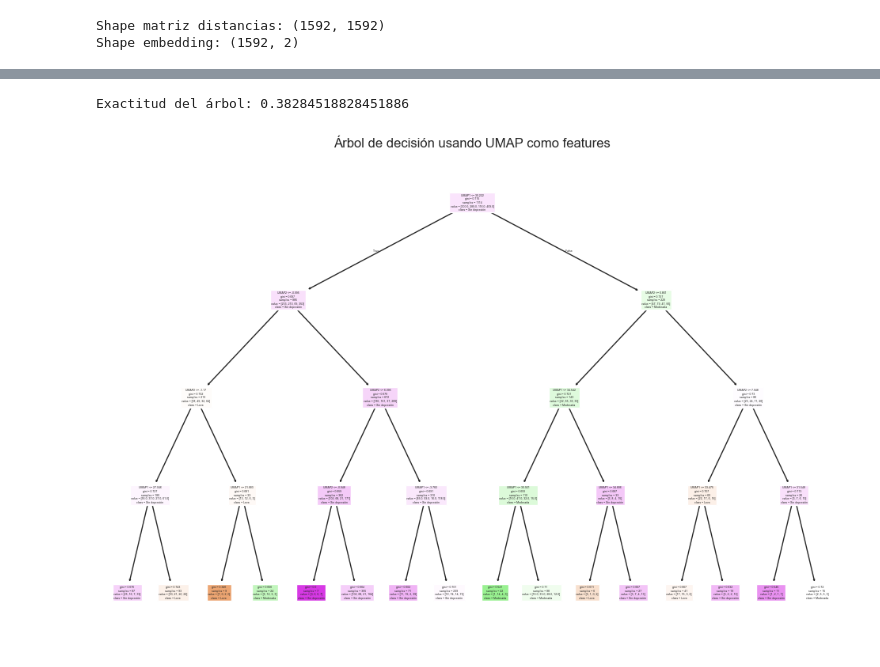
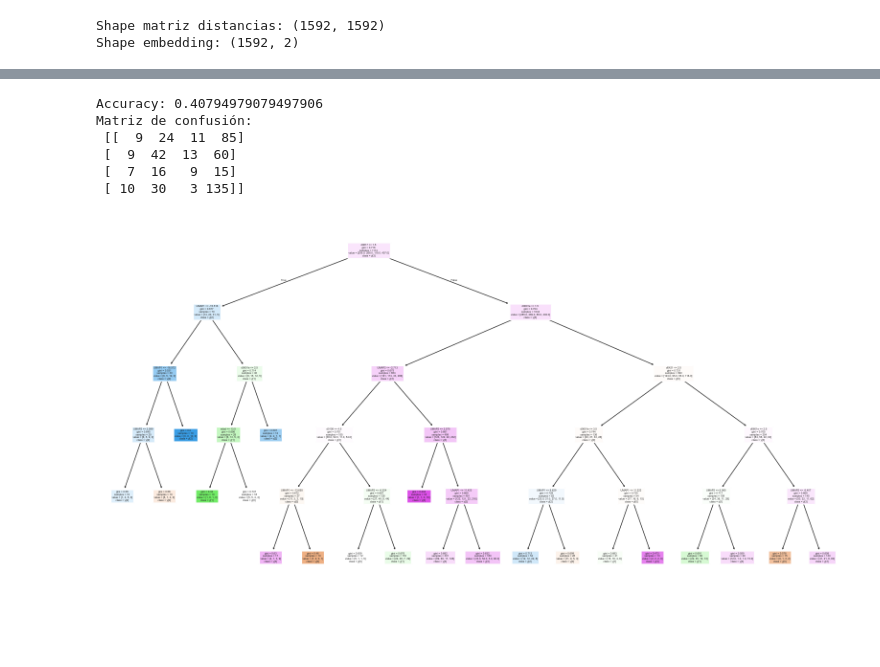
Before and after one commit to PSN-01/MD_proyecto_final, a Jupyter notebook: final.ipynb, the cells around one changed output, grey strips where cells are left out. Cells and saved outputs as stored; diff of their text form; code cells hidden in the pictures; blank space fills up the shorter version.

Commit message:
intento de arbol
todas las variables menos las de depresion

```diff
--- a/final.ipynb
+++ b/final.ipynb
@@ -229,37 +221,41 @@ print(df_umap.shape)
 (1592, 2)
-# %%
-# ==========================================
-# 6. ÁRBOL DE DECISIÓN USANDO REDUCCIÓN DE UMAP
-# ==========================================
-
-from sklearn.tree import DecisionTreeClassifier, plot_tree
-from sklearn.model_selection import train_test_split
-
-# X = sólo las 2 dimensiones reducidas
-X = df_umap[['UMAP1', 'UMAP2']]
-
-# y = nivel de depresión
-y = df_clean['nivel_depresion']
-
-# División de datos
-X_train, X_test, y_train, y_test = train_test_split(
-    X, y, test_size=0.3, random_state=42, stratify=y
-)
-
-# Modelo
-tree = DecisionTreeClassifier(max_depth=4, random_state=42)
-tree.fit(X_train, y_train)
-
-# Exactitud
-acc = tree.score(X_test, y_test)
-print("Exactitud del árbol:", acc)
-
-# Plot
-plt.figure(figsize=(12,8))
-plot_tree(tree, feature_names=["UMAP1", "UMAP2"],
-          class_names=tree.classes_, filled=True)
-plt.title("Árbol de decisión usando UMAP como features")
-plt.show()
-# %% [output]
-Exactitud del árbol: 0.38284518828451886
-[figure, removed]
+# %%
+df_final = pd.concat([df_clean, df_umap], axis=1)
+df_final = df_final.drop(columns=ft_alimentarias)
+
+X = df_final.drop(columns=['nivel_depresion'])
+y = df_final['nivel_depresion']
+# %%
+X_train, X_test, y_train, y_test = train_test_split(
+    X, y, test_size=0.3, random_state=42
+)
+
+arbol = DecisionTreeClassifier(
+    max_depth=5,
+    min_samples_split=20,
+    min_samples_leaf=10,
+    random_state=42
+)
+
+arbol.fit(X_train, y_train)
+y_pred = arbol.predict(X_test)
+# %%
+acc = accuracy_score(y_test, y_pred)
+cm = confusion_matrix(y_test, y_pred)
+
+print("Accuracy:", acc)
+print("Matriz de confusión:\n", cm)
+# %% [output]
+Accuracy: 0.40794979079497906
+Matriz de confusión:
+ [[  9  24  11  85]
+ [  9  42  13  60]
+ [  7  16   9  15]
+ [ 10  30   3 135]]
+# %%
+
+plt.figure(figsize=(20,10))
+tree.plot_tree(arbol, feature_names=X.columns, class_names=True, filled=True)
+plt.show()
+# %% [output]
+[figure, added]
```
Also changed, not shown: parts of 6 cells of this notebook.
